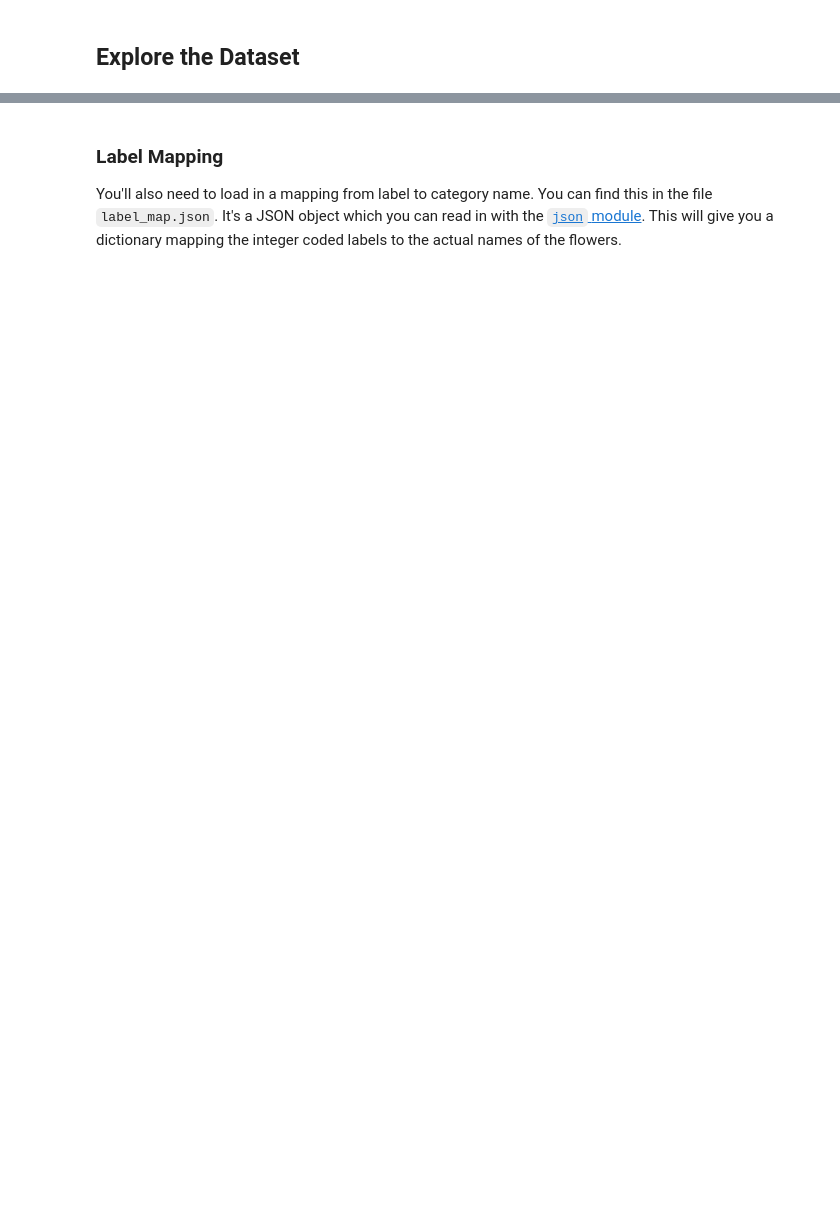
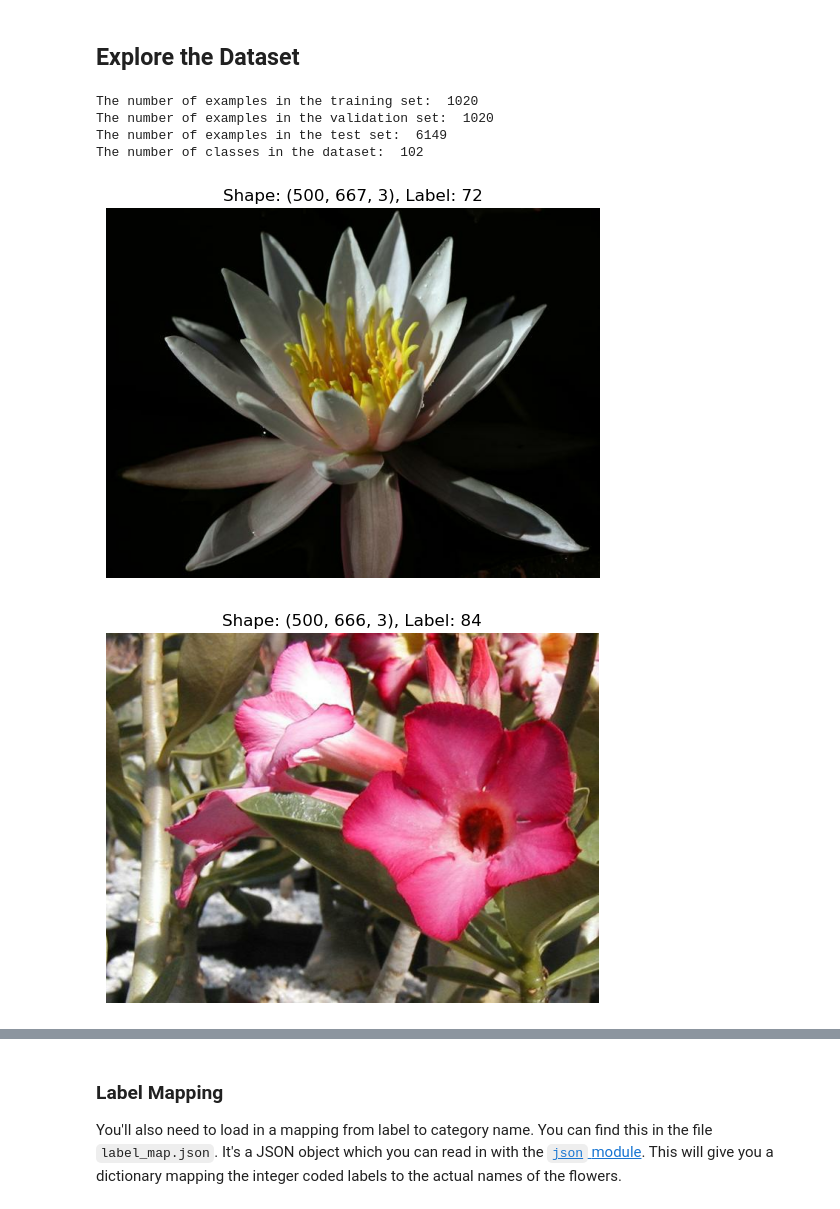
Before and after one commit to jcraffi/intro-to-ml-tensorflow, a Jupyter notebook: projects/p2_image_classifier/Project_Image_Classifier_Project.ipynb, the cells around one changed output, grey strips where cells are left out. Saved outputs shown, nothing was run; the diff lists cells and outputs as text; code cells hidden in the pictures; blank space fills up the shorter version.

```diff
--- a/projects/p2_image_classifier/Project_Image_Classifier_Project.ipynb
+++ b/projects/p2_image_classifier/Project_Image_Classifier_Project.ipynb
@@ -35,11 +47,5 @@ The validation and testing sets are used to measure the model's performance on d
 # %%
 # Load the dataset with TensorFlow Datasets
 dataset, dataset_info = tfds.load('oxford_flowers102', as_supervised=True, with_info=True)
-
-# TODO: Create a training set, a validation set and a test set.
-training_set, validation_set, test_set = (
-    dataset["train"],
-    dataset["validation"],
-    dataset["test"],
-)
+training_set, validation_set, testing_set = dataset['train'],dataset['validation'], dataset['test']
 # %% [output]
@@ -50,10 +58,26 @@ NonMatchingChecksumError: Artifact https://www.robots.ox.ac.uk/~vgg/data/flowers
 ## Explore the Dataset
 # %%
 # TODO: Get the number of examples in each set from the dataset info.
-num_training_examples = info.splits["train"].num_examples
-num_validation_examples = info.splits["validation"].num_examples
-num_test_examples = info.splits["test"].num_examples
+print("The number of examples in the training set: ", dataset_info.splits["train"].num_examples)
+print("The number of examples in the validation set: ", dataset_info.splits["validation"].num_examples)
+print("The number of examples in the test set: ", dataset_info.splits["test"].num_examples)
 
 # TODO: Get the number of classes in the dataset from the dataset info.
+# Get dataset classes
+print("The number of classes in the dataset: ", dataset_info.features["label"].num_classes)
+# %% [output]
+The number of examples in the training set:  1020
+The number of examples in the validation set:  1020
+The number of examples in the test set:  6149
+The number of classes in the dataset:  102
 # %%
 # TODO: Print the shape and corresponding label of 3 images in the training set.
+for i, (image, label) in enumerate(training_set.take(3)):
+    # Display the image with shape and label
+    plt.imshow(image.numpy())
+    plt.title(f"Shape: {image.shape}, Label: {label.numpy()}")
+    plt.axis('off')
+    plt.show()
+# %% [output]
+[figure, added]
+[figure, added]
```
Also changed, not shown: parts of 25 cells of this notebook, 1 other file.
